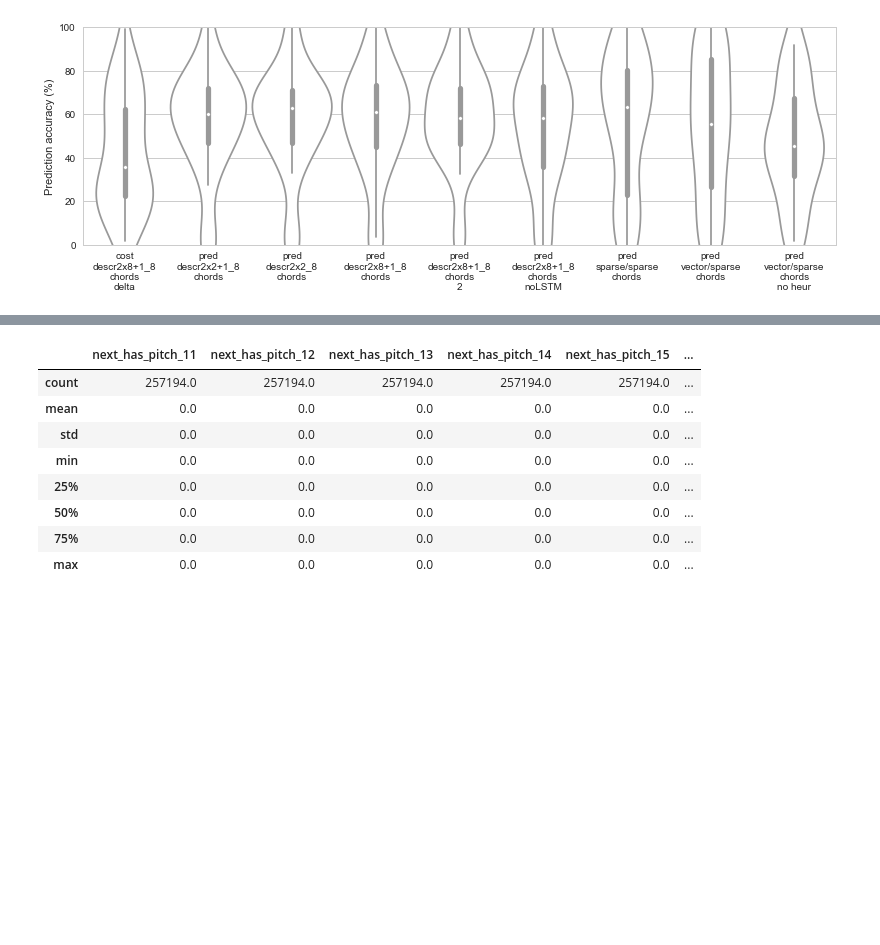
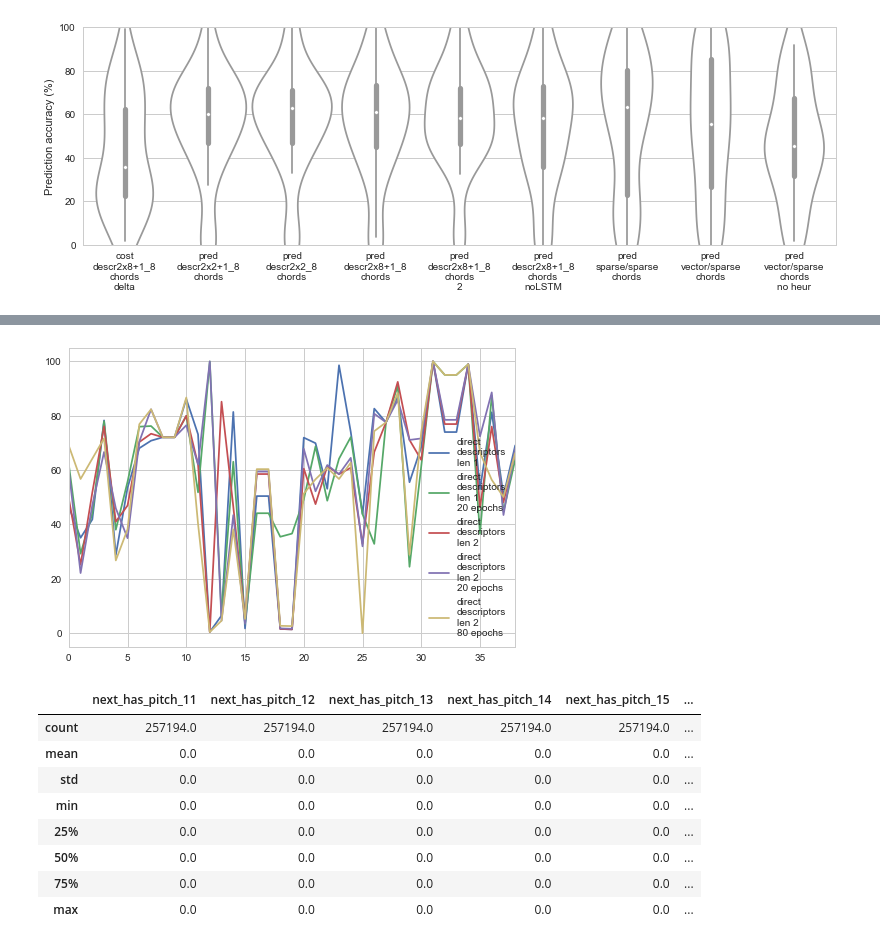
Before and after one commit to eliasmistler/tabgen, a Jupyter notebook: img.ipynb, the cells around one changed output, grey strips where cells are left out. Saved outputs shown, nothing was run; the diff lists cells and outputs as text; code cells hidden in the pictures; blank space fills up the shorter version.

```diff
--- a/img.ipynb
+++ b/img.ipynb
@@ -243,3 +259,8 @@ dtype: float64
+# %%
+model_accuracies.plot()
+plt.show()
+# %% [output]
+[figure, added]
 # %%
 data = pd.read_csv('./data/_sparse_chord/training_data.csv')
 data.describe()
```
Also changed, not shown: parts of 4 cells of this notebook, 11 other files.
